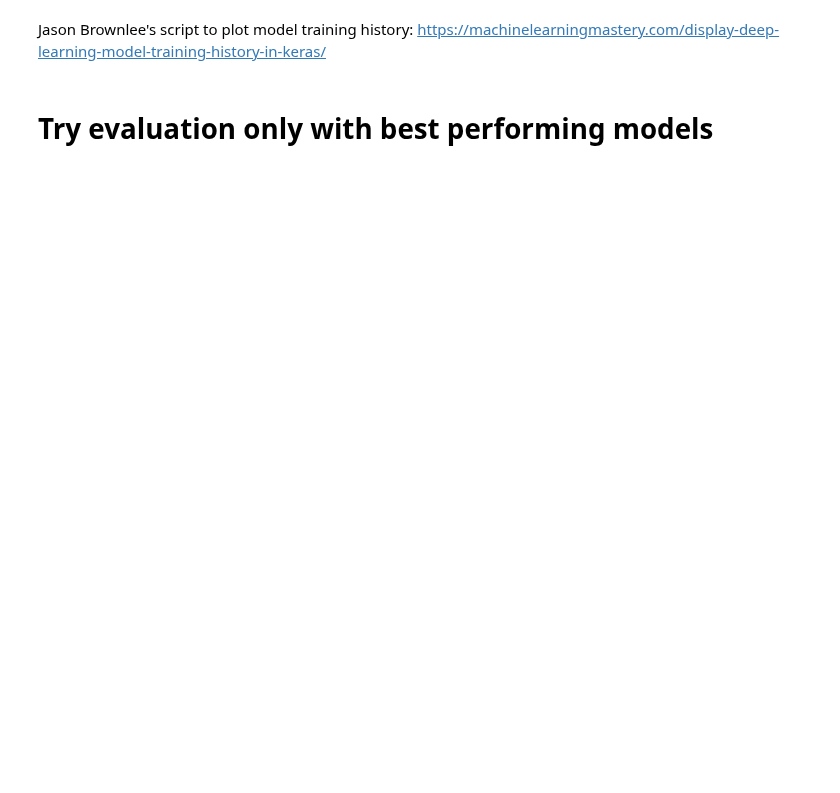
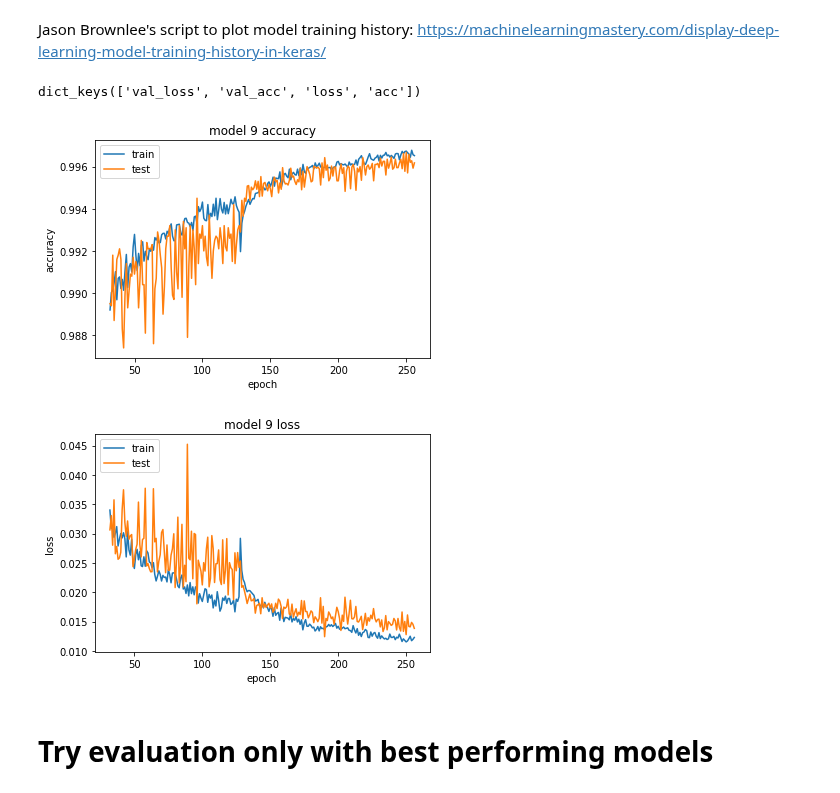
Before and after one commit to j05t/emnist, a Jupyter notebook: emnist.ipynb, the cells around one changed output. Cells and saved outputs as stored; diff of their text form; code cells hidden in the pictures; blank space fills up the shorter version.

```diff
--- a/emnist.ipynb
+++ b/emnist.ipynb
@@ -254,2 +283,9 @@ for i in range(10):
+# %%
+models = []
+
+for i in range(10):
+    m = create_model()
+    m.load_weights('weights/{}epochs_weights_model_{}.pkl'.format(weights_epoch, i))
+    models.append(m)
 # %% [markdown]
 ## Train existing models for a few more epochs
@@ -266,0 +293,35 @@ for i,m in enumerate(models):
+# %%
+eval_batch_size = 512
+# %%
+# how many iterations with how many epochs we want to train
+num_iterations = 1
+num_epochs = 16
+# %%
+for iteration in range(num_iterations + 1):
+    cur_epoch = (iteration+1)*num_epochs + weights_epoch
+    print("iteration {}, cur_epoch {}".format(iteration, cur_epoch))
+
+    # train models for specified number of epochs
+    for i,m in enumerate(models):
+        h = m.fit_generator(batches, steps_per_epoch=steps_per_epoch, epochs=num_epochs, verbose=0,
+                            validation_data=test_batches, validation_steps=validation_steps)
+
+        # save model weights
+        m.save_weights("weights/{}epochs_weights_model_{}.pkl".format(cur_epoch, i))
+        # save corresponding training history
+        with open("history/{}epochs_history_model_{}.pkl".format(cur_epoch, i),"wb") as f:
+            pickle.dump(h, f)
+
+    # evaluate test error rate for ensemble
+    all_preds = np.stack([m.predict(x_test, batch_size=eval_batch_size) for m in models])
+    avg_preds = all_preds.mean(axis=0)
+    test_error_ensemble = (1 - keras.metrics.categorical_accuracy(y_test, avg_preds).eval().mean()) * 100
+
+    # write test error rate for ensemble and every single model to text file
+    with open("test_errors_epoch_{}.txt".format(cur_epoch), "w") as text_file:
+        text_file.write("epoch: {}\ntest error on ensemble: {}\n".format(cur_epoch, test_error_ensemble))
+
+        for m in models:
+            pred = np.array(m.predict(x_test, batch_size=eval_batch_size))
+            test_err = (1 - keras.metrics.categorical_accuracy(y_test, pred).eval().mean()) * 100
+            text_file.write("{}\n".format(test_err))
@@ -510,32 +597,36 @@ https://machinelearningmastery.com/display-deep-learning-model-training-history-
 # %%
 import matplotlib.pyplot as plt
 
 axes = plt.gca()
 
 # set x label range, starting with 32
-r = np.arange(32,224)
+r = np.arange(32,257)
 
 # list all data in history
 print(history.history.keys())
 # summarize history for accuracy
 plt.plot(r, history.history['acc'])
 plt.plot(r, history.history['val_acc'])
 plt.title("model {} accuracy".format(i))
 plt.ylabel('accuracy')
 plt.xlabel('epoch')
 plt.legend(['train', 'test'], loc='upper left')
 #plt.xlim(32,224)
 plt.show()
 
 # summarize history for loss
 plt.plot(r, history.history['loss'])
 plt.plot(r, history.history['val_loss'])
 plt.title("model {} loss".format(i))
 plt.ylabel('loss')
 plt.xlabel('epoch')
 plt.legend(['train', 'test'], loc='upper left')
 #plt.xlim(32,224)
 plt.show()
+# %% [output]
+dict_keys(['val_loss', 'val_acc', 'loss', 'acc'])
+[figure, added]
+[figure, added]
 # %% [markdown]
 # Try evaluation only with best performing models
 # %%
```
Also changed, not shown: parts of 34 cells of this notebook, 22 other files.
